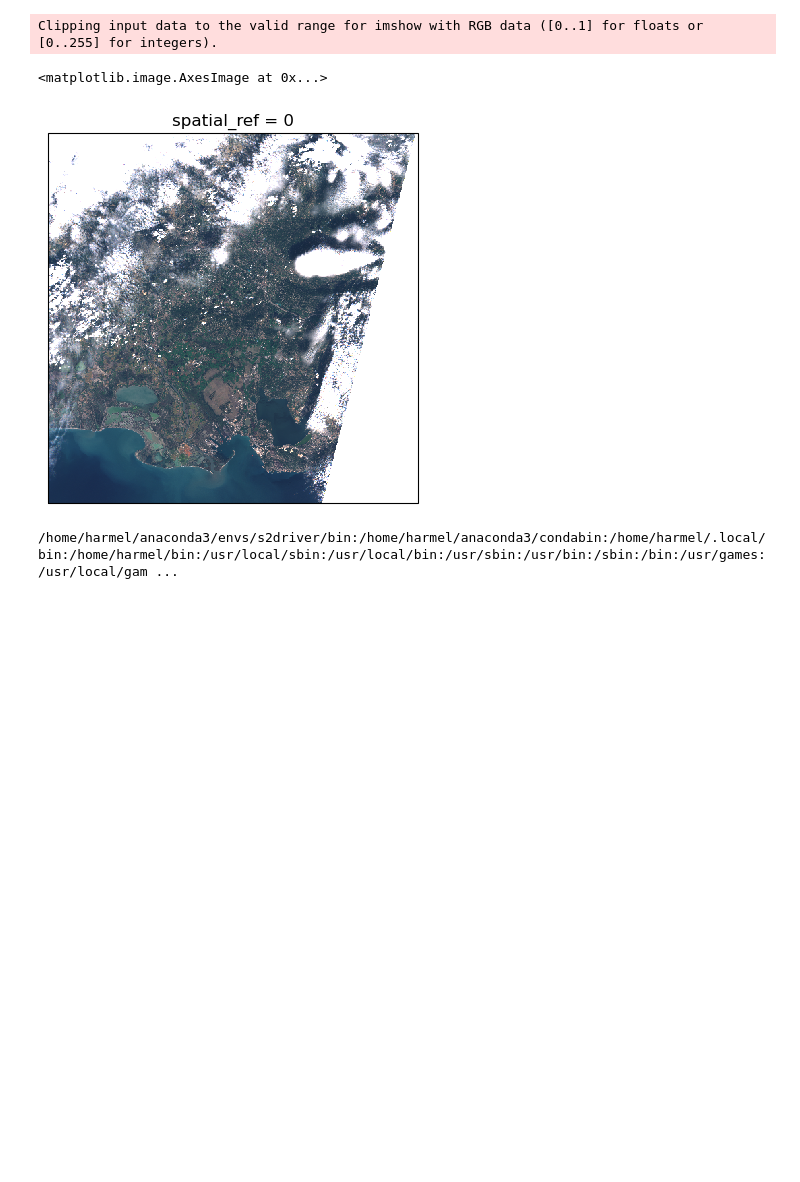
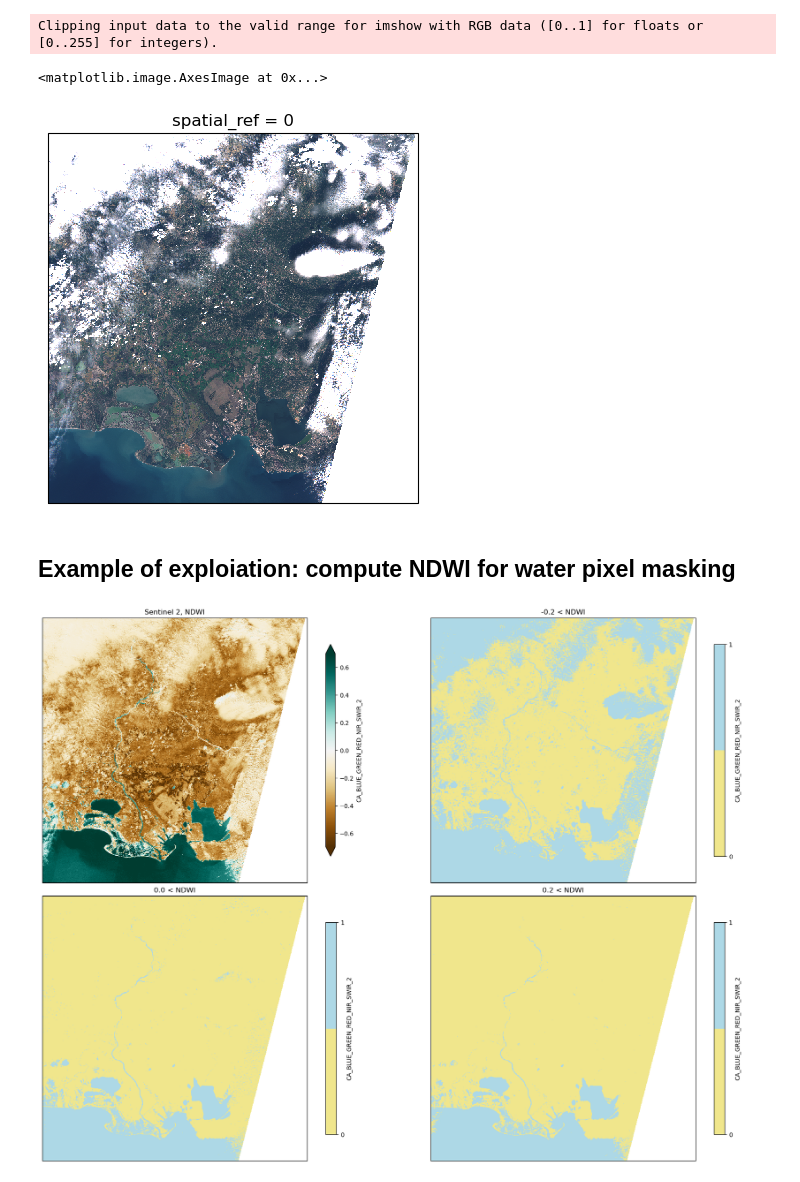
Before and after one commit to Tristanovsk/s2driver, a Jupyter notebook: notebook/s2driver_basics.ipynb, the cells around one changed output. Cells and saved outputs as stored; diff of their text form; code cells hidden in the pictures; blank space fills up the shorter version.

Commit message:
add ndwi example

```diff
--- a/notebook/s2driver_basics.ipynb
+++ b/notebook/s2driver_basics.ipynb
@@ -147,8 +146,61 @@ brightness_factor = 3.5
 Clipping input data to the valid range for imshow with RGB data ([0..1] for floats or [0..255] for integers).
 <matplotlib.image.AxesImage at 0x...>
 [figure]
-# %%
-import os
-print(os.environ['PATH'])
-# %% [output]
-/home/harmel/anaconda3/envs/s2driver/bin:/home/harmel/anaconda3/condabin:/home/harmel/.local/bin:/home/harmel/bin:/usr/local/sbin:/usr/local/bin:/usr/sbin:/usr/bin:/sbin:/bin:/usr/games:/usr/local/gam ...
+# %% [markdown]
+## Example of exploiation: compute NDWI for water pixel masking
+# %%
+
+# Compute NDWI
+green = l1c.bands.sel(bandID='B03')
+nir = l1c.bands.sel(bandID='B8A')
+ndwi = (green - nir) / (green + nir)
+
+
+def water_mask(ndwi, threshold=0):
+    water = xr.where(ndwi > threshold, 1, 0)
+    return water.where(~np.isnan(ndwi))
+# %%
+#coarsening to save memory and speed
+coarsening=5
+ndwi_ = ndwi[::coarsening, ::coarsening]
+
+# Get geographic projection and bounds
+extent = l1c.extent
+proj = l1c.proj
+bounds = extent.bounds
+extent_val = [bounds.minx[0], bounds.maxx[0], bounds.miny[0], bounds.maxy[0]]
+
+# binary cmap
+bcmap = ListedColormap(['khaki', 'lightblue'])
+
+
+def water_mask(ndwi, threshold=0):
+    water = xr.where(ndwi > threshold, 1, 0)
+    return water.where(~np.isnan(ndwi))
+
+def plot_water_mask(ndwi,ax,threshold=0):
+    water = water_mask(ndwi, threshold)
+    ax.set_extent(extent_val, proj)
+    water.plot.imshow(extent=extent_val, transform=proj, cmap=bcmap,
+                                  cbar_kwargs={'ticks': [0, 1], 'shrink': shrink})
+    ax.set_title(str(threshold)+' < NDWI')
+
+fig = plt.figure(figsize=(20, 15))
+fig.subplots_adjust(bottom=0.1, top=0.95, left=0.1, right=0.99,
+                    hspace=0.05, wspace=0.05)
+shrink = 0.8
+
+ax = plt.subplot(2, 2, 1, projection=proj)
+ax.set_extent(extent_val, proj)
+fig = ndwi[::coarsening, ::coarsening].plot.imshow(extent=extent_val, transform=proj, cmap=plt.cm.BrBG, robust=True,
+                                   cbar_kwargs={'shrink': shrink})
+# axes.coastlines(resolution='10m',linewidth=1)
+ax.set_title('Sentinel 2, NDWI')
+
+for i,threshold in enumerate([-0.2,0.,0.2]):
+    ax = plt.subplot(2, 2, i+2, projection=proj)
+    plot_water_mask(ndwi_,ax,threshold=threshold)
+
+plt.show()
+# %% [output]
+[figure, added]
```
Also changed, not shown: parts of 1 cell of this notebook.
